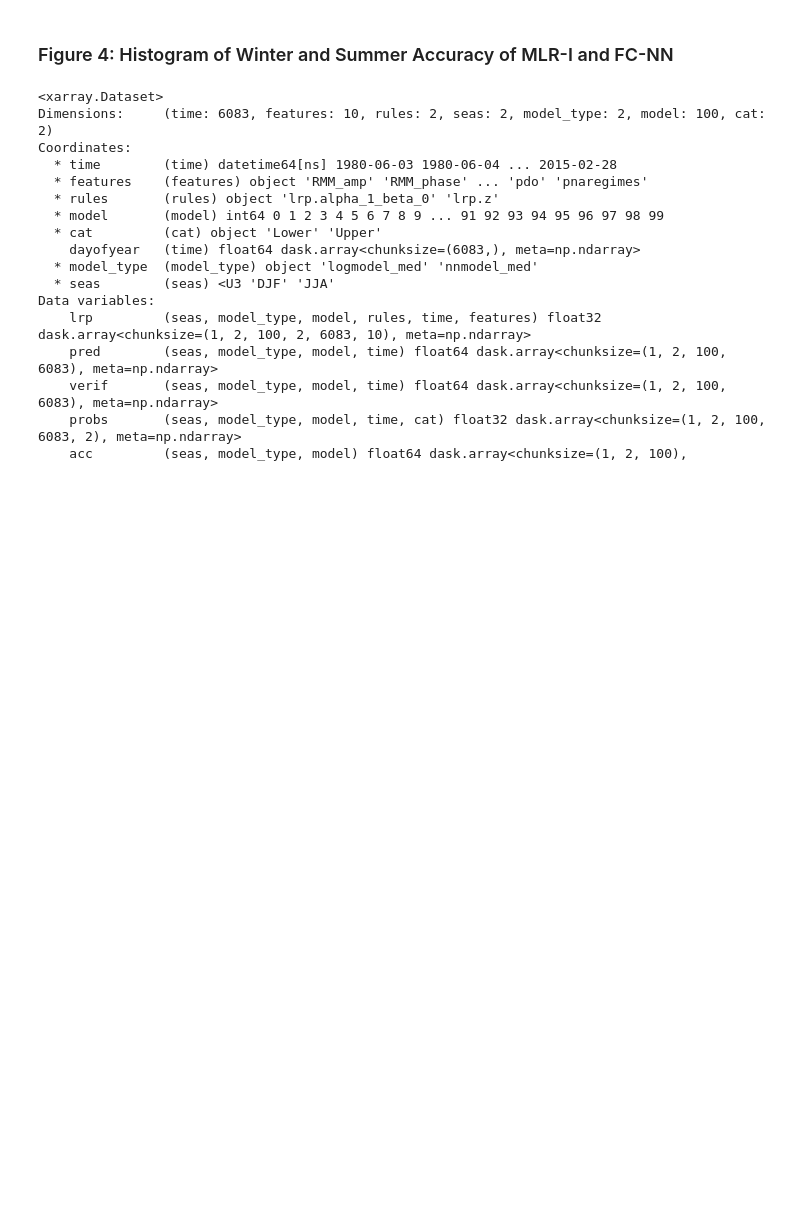
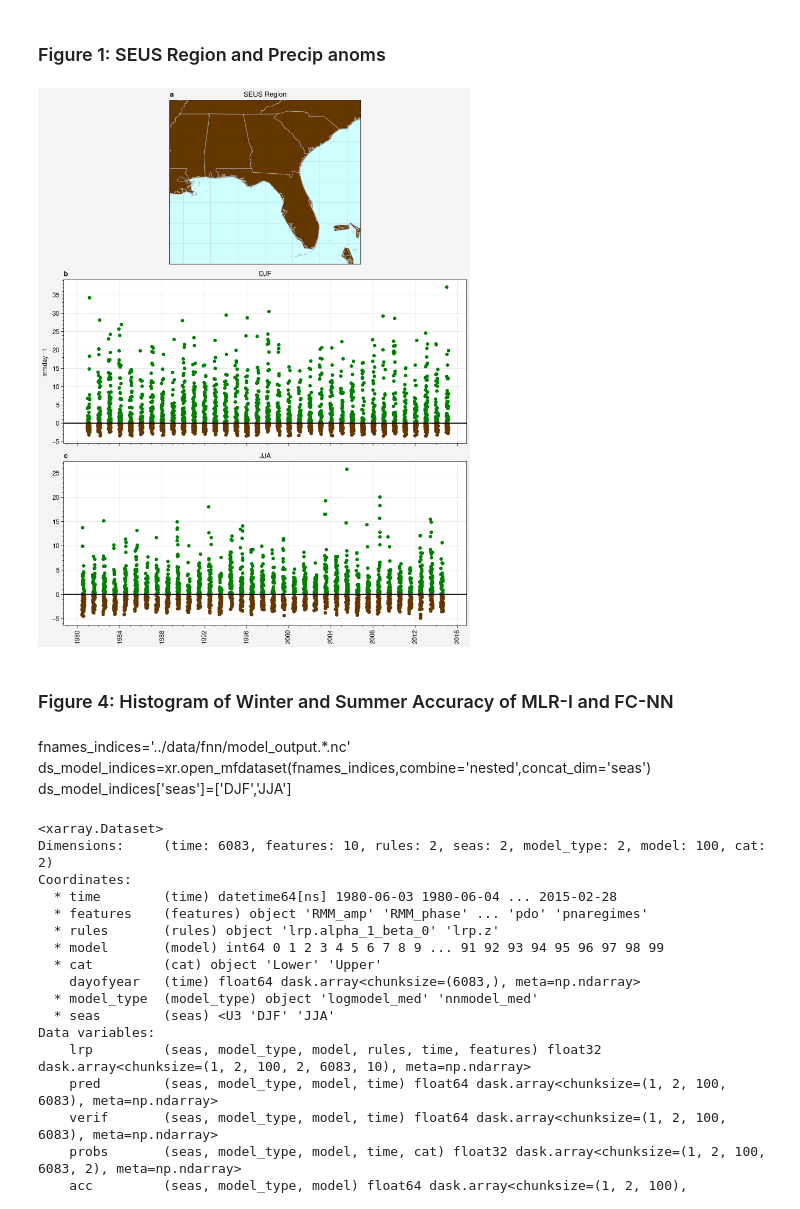
Before and after one commit to kpegion/ml-precip, a Jupyter notebook: src/Journal_Figs.ipynb, the cells around one changed output. Drawn from its saved outputs; the diff is of its cells as text; code cells hidden in the pictures; blank space fills up the shorter version.

Commit message:
big commit; save before I make a mess

```diff
--- a/src/Journal_Figs.ipynb
+++ b/src/Journal_Figs.ipynb
@@ -366,2 +392,37 @@ def make_cm(ds,mt,title=''):
+# %% [markdown]
+### Figure 1: SEUS Region and Precip anoms
+# %%
+latreg=[24.0,36.0]
+lonreg=[269.0,283.0]
+f,axs=pplt.subplots(ncols=1,nrows=3,figsize=(8.5,11),
+                   proj=['pcarree'],proj_kw={'lon_0': 290})
+
+# Plot Map
+axs[0].format(title='SEUS Region', lonlim=lonreg,latlim=latreg,
+          land=True, landcolor='brown', facecolor='pale blue',
+          coastcolor='gray5', borderscolor='gray5', innerborderscolor='gray5',
+          coast=True, borders=True, borderslinewidth=0.8,abc=True)
+axs[0].add_feature(cfeature.STATES,edgecolor='gray5')
+
+
+# Plot Anomalies
+for (seas,ip) in zip(['DJF','JJA'],[1,2]):
+    da=ds_model_indices['precip'].sel(seas=seas,model_type='logmodel_med')
+    tmp_pos=da.where(da>0)
+    tmp_neg=da.where(da<0)
+    axs[ip].plot(tmp_pos['time'].values,tmp_pos.values,'g.',markersize=8,linestyle='None')
+    axs[ip].plot(tmp_neg['time'].values,tmp_neg.values,'brown',marker='.',markersize=8,linestyle='None')
+    axs[ip].axhline(0.0,color='k')
+    #tv=(da['time']==pd.to_datetime('2010-01-01')).argmax()
+    #print(tv.values)
+    #vt=(da['time']==pd.to_datetime('2017-01-01')).argmax()
+    #print(vt.values)
+    #axs[ip].axvline(5147,color='k')
+    #axs[ip].axvline(vt.values,color='k')
+    axs[ip].format(title=seas,abc=True,ylabel='$mm day^-1$')
+
+f.save('../figs/Figure1.jpg')
+# %% [output]
+[figure, added]
 # %% [markdown]
 ### Figure 4: Histogram of Winter and Summer Accuracy of MLR-I and FC-NN
@@ -372,3 +429,7 @@ ds_model_indices['seas']=['DJF','JJA']
+# %% [markdown]
+fnames_indices='../data/fnn/model_output.*.nc'
+ds_model_indices=xr.open_mfdataset(fnames_indices,combine='nested',concat_dim='seas')
+ds_model_indices['seas']=['DJF','JJA']
 # %%
 ds_model_indices
 # %% [output]
```
Also changed, not shown: parts of 30 cells of this notebook, 12 other files.
